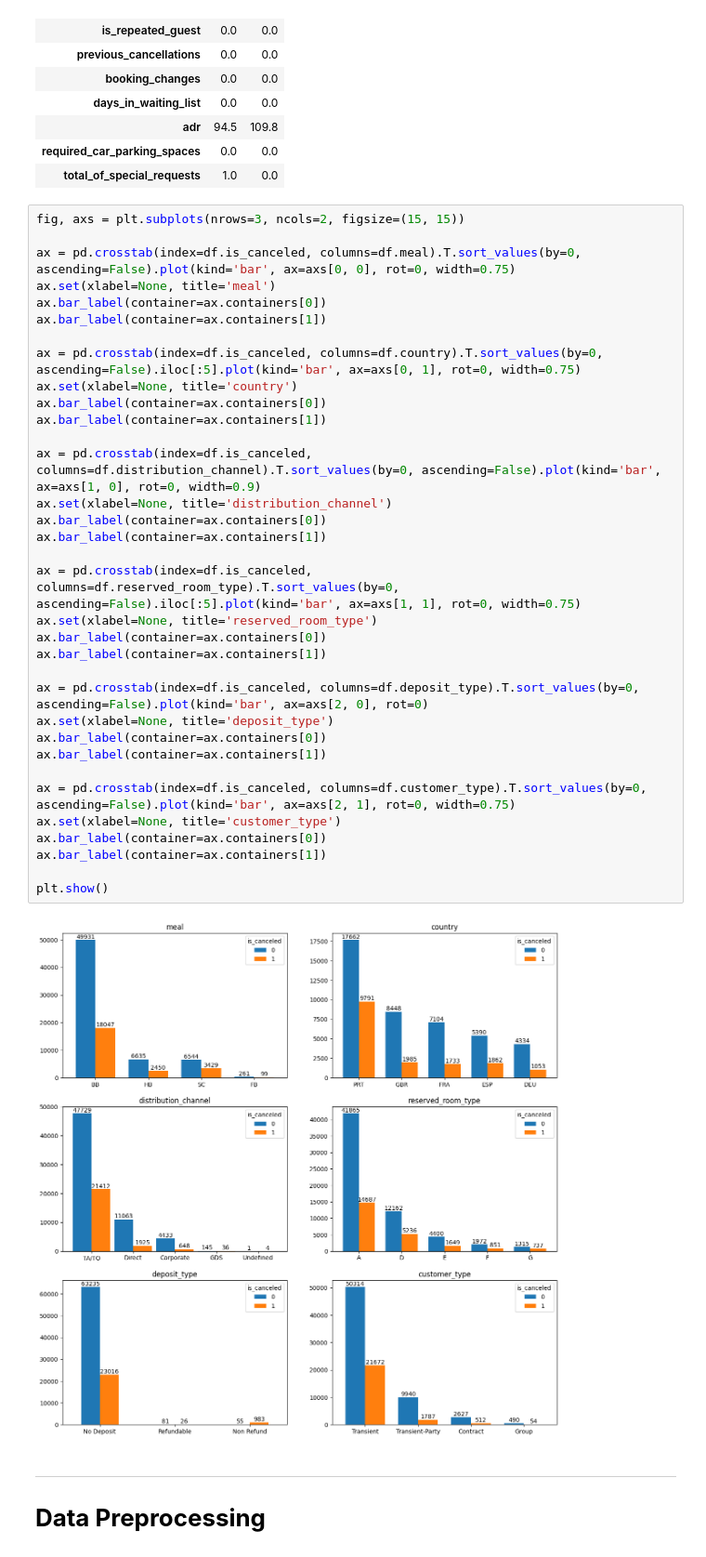
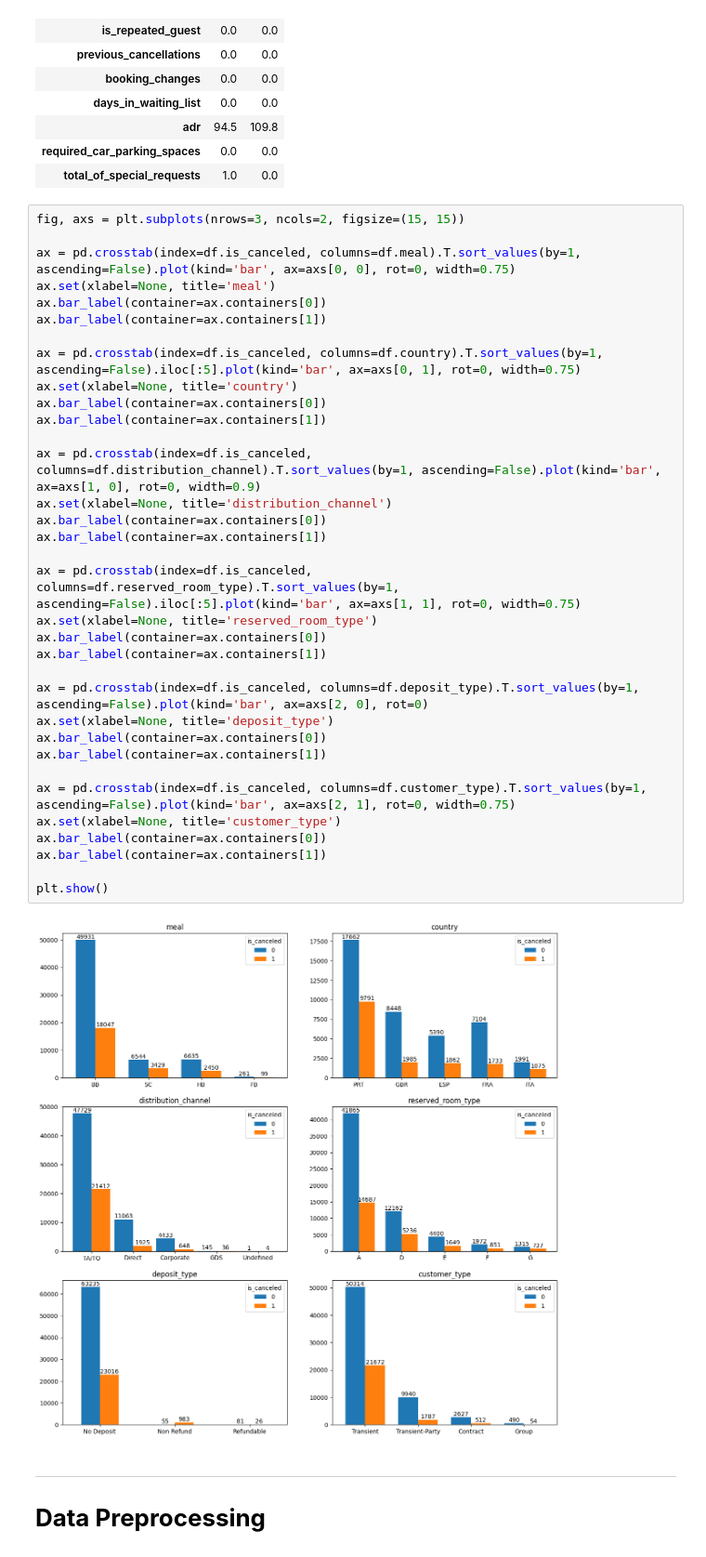
Before and after one commit to garudapaksi-yusuf/Hotel_Booking_Demand, a Jupyter notebook: Hotel_Bookings.ipynb, the cells around one changed output. Shown at 93% size. Cells and saved outputs as stored; diff of their text form.

```diff
--- a/Hotel_Bookings.ipynb
+++ b/Hotel_Bookings.ipynb
@@ -632,39 +728,39 @@ df.groupby(by='is_canceled').agg(func={'lead_time': 'median',
 # %%
 fig, axs = plt.subplots(nrows=3, ncols=2, figsize=(15, 15))
 
-ax = pd.crosstab(index=df.is_canceled, columns=df.meal).T.sort_values(by=0, ascending=False).plot(kind='bar', ax=axs[0, 0], rot=0, width=0.75)
+ax = pd.crosstab(index=df.is_canceled, columns=df.meal).T.sort_values(by=1, ascending=False).plot(kind='bar', ax=axs[0, 0], rot=0, width=0.75)
 ax.set(xlabel=None, title='meal')
 ax.bar_label(container=ax.containers[0])
 ax.bar_label(container=ax.containers[1])
 
-ax = pd.crosstab(index=df.is_canceled, columns=df.country).T.sort_values(by=0, ascending=False).iloc[:5].plot(kind='bar', ax=axs[0, 1], rot=0, width=0.75)
+ax = pd.crosstab(index=df.is_canceled, columns=df.country).T.sort_values(by=1, ascending=False).iloc[:5].plot(kind='bar', ax=axs[0, 1], rot=0, width=0.75)
 ax.set(xlabel=None, title='country')
 ax.bar_label(container=ax.containers[0])
 ax.bar_label(container=ax.containers[1])
 
-ax = pd.crosstab(index=df.is_canceled, columns=df.distribution_channel).T.sort_values(by=0, ascending=False).plot(kind='bar', ax=axs[1, 0], rot=0, width=0.9)
+ax = pd.crosstab(index=df.is_canceled, columns=df.distribution_channel).T.sort_values(by=1, ascending=False).plot(kind='bar', ax=axs[1, 0], rot=0, width=0.9)
 ax.set(xlabel=None, title='distribution_channel')
 ax.bar_label(container=ax.containers[0])
 ax.bar_label(container=ax.containers[1])
 
-ax = pd.crosstab(index=df.is_canceled, columns=df.reserved_room_type).T.sort_values(by=0, ascending=False).iloc[:5].plot(kind='bar', ax=axs[1, 1], rot=0, width=0.75)
+ax = pd.crosstab(index=df.is_canceled, columns=df.reserved_room_type).T.sort_values(by=1, ascending=False).iloc[:5].plot(kind='bar', ax=axs[1, 1], rot=0, width=0.75)
 ax.set(xlabel=None, title='reserved_room_type')
 ax.bar_label(container=ax.containers[0])
 ax.bar_label(container=ax.containers[1])
 
-ax = pd.crosstab(index=df.is_canceled, columns=df.deposit_type).T.sort_values(by=0, ascending=False).plot(kind='bar', ax=axs[2, 0], rot=0)
+ax = pd.crosstab(index=df.is_canceled, columns=df.deposit_type).T.sort_values(by=1, ascending=False).plot(kind='bar', ax=axs[2, 0], rot=0)
 ax.set(xlabel=None, title='deposit_type')
 ax.bar_label(container=ax.containers[0])
 ax.bar_label(container=ax.containers[1])
 
-ax = pd.crosstab(index=df.is_canceled, columns=df.customer_type).T.sort_values(by=0, ascending=False).plot(kind='bar', ax=axs[2, 1], rot=0, width=0.75)
+ax = pd.crosstab(index=df.is_canceled, columns=df.customer_type).T.sort_values(by=1, ascending=False).plot(kind='bar', ax=axs[2, 1], rot=0, width=0.75)
 ax.set(xlabel=None, title='customer_type')
 ax.bar_label(container=ax.containers[0])
 ax.bar_label(container=ax.containers[1])
 
 plt.show()
 # %% [output]
-[figure, old version]
+[figure, new version]
 # %% [markdown]
 ---
 
```
Also changed, not shown: parts of 49 cells of this notebook, 1 other file.
